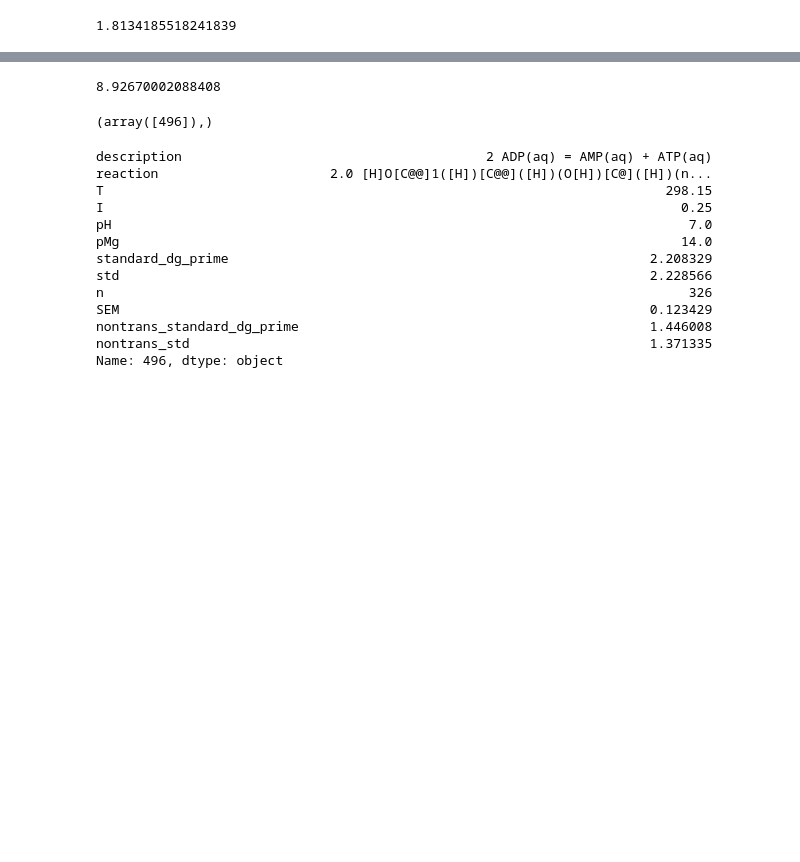
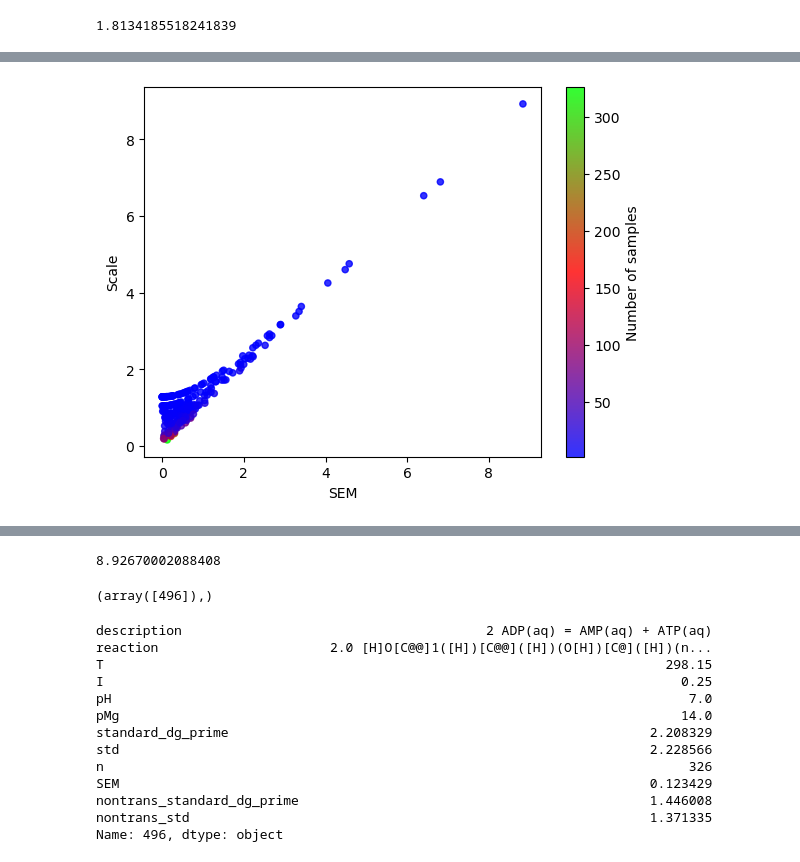
Before and after one commit to arne-cl/dGbyG, a Jupyter notebook: randomness.ipynb, the cells around one changed output, grey strips where cells are left out. Saved outputs shown, nothing was run; the diff lists cells and outputs as text; code cells hidden in the pictures; blank space fills up the shorter version.

```diff
--- a/randomness.ipynb
+++ b/randomness.ipynb
@@ -25,3 +30,14 @@ Scale = np.array(Scale)
+# %%
+plt.scatter(TrainingData_df.loc[:,'SEM'], Scale, c=TrainingData_df.loc[:,'n'], cmap='brg', alpha=0.8, s=20)
+
+plt.xlabel('SEM')
+plt.ylabel('Scale')
+
+cb = plt.colorbar()
+cb.set_label('Number of samples')
+plt.show()
+# %% [output]
+[figure, added]
 # %%
 Random_error = np.random.randn(TrainingData_df.shape[0], 200) * Scale.reshape(-1,1)
 # %%
```
Also changed, not shown: parts of 2 cells of this notebook, 14 other files.
